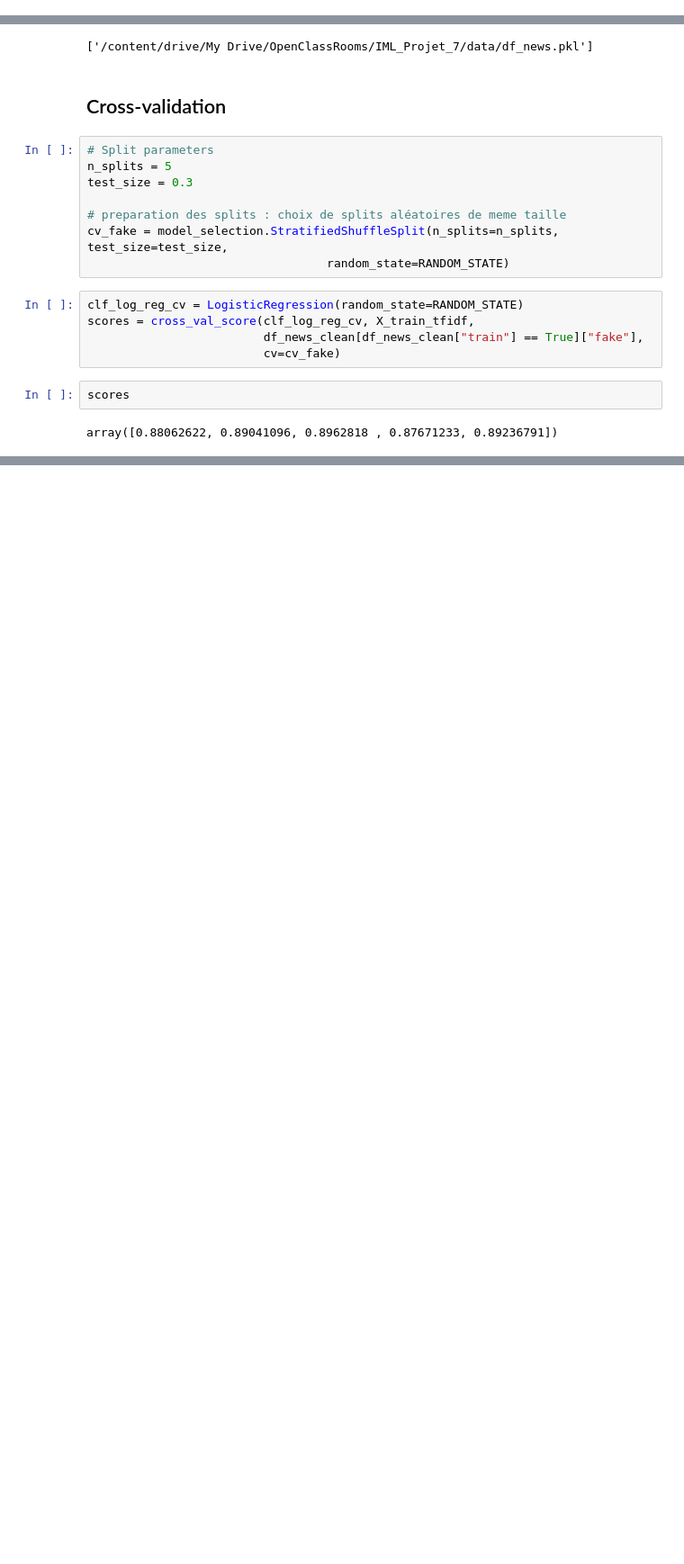
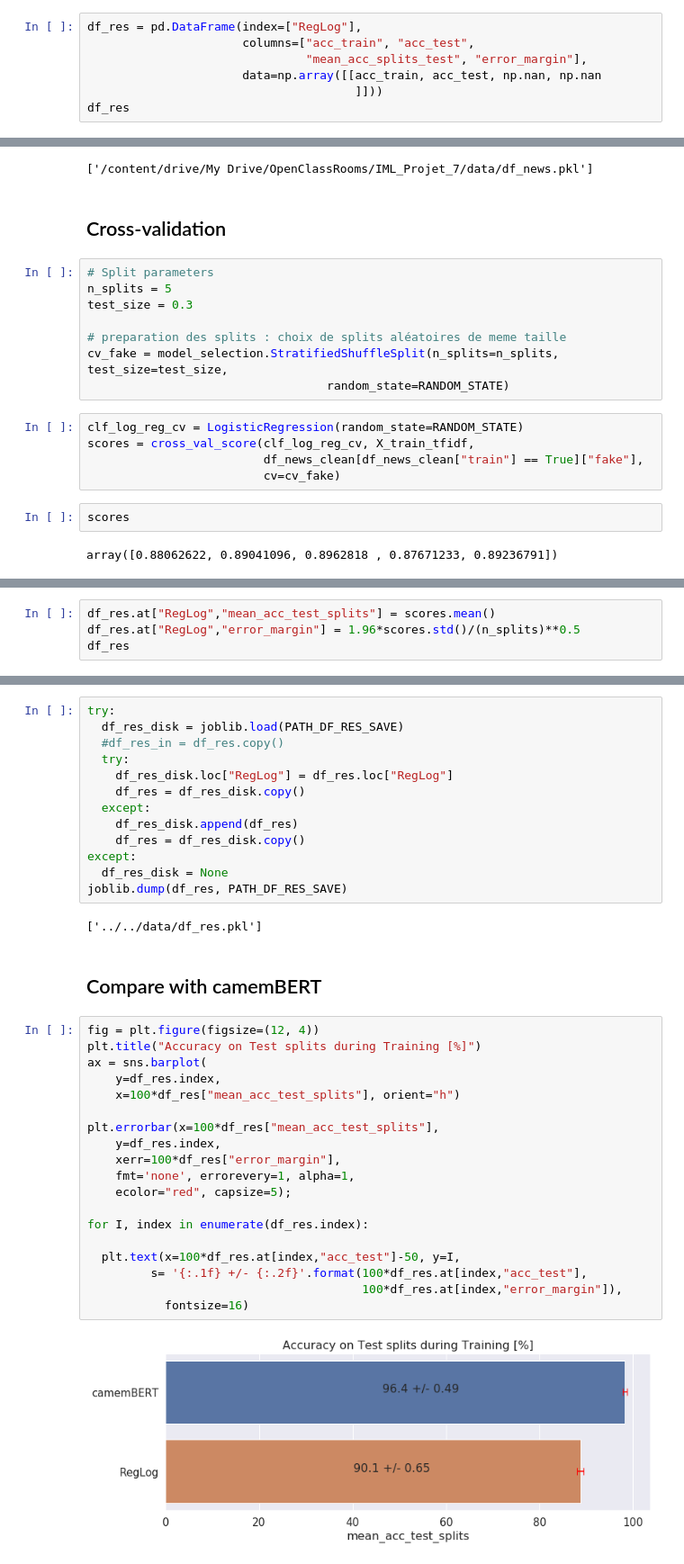
Before and after one commit to jeugregg/FakeNewsDetectionFr, a Jupyter notebook: 04_Train_evaluate_baseline.ipynb, the cells around one changed output, grey strips where cells are left out. Shown at 90% size. Cells and saved outputs as stored; diff of their text form; blank space fills up the shorter version.

```diff
--- a/04_Train_evaluate_baseline.ipynb
+++ b/04_Train_evaluate_baseline.ipynb
@@ -541,3 +549,10 @@ print("acc score Test : ",
 # %% [output]
 acc score Train :  0.9782736347621844
 acc score Test :  0.9012345679012346
+# %%
+df_res = pd.DataFrame(index=["RegLog"],
+                      columns=["acc_train", "acc_test",
+                               "mean_acc_splits_test", "error_margin"],
+                      data=np.array([[acc_train, acc_test, np.nan, np.nan
+                                      ]]))
+df_res
@@ -887,3 +925,7 @@ array([0.88062622, 0.89041096, 0.8962818 , 0.87671233, 0.89236791])
                                         1.96*scores.std()/(n_splits)**0.5))
 # %% [output]
 Accuracy: 0.89 (+/- 0.01)
+# %%
+df_res.at["RegLog","mean_acc_test_splits"] = scores.mean()
+df_res.at["RegLog","error_margin"] = 1.96*scores.std()/(n_splits)**0.5
+df_res
@@ -889,0 +936,38 @@ Accuracy: 0.89 (+/- 0.01)
+# %%
+try:
+  df_res_disk = joblib.load(PATH_DF_RES_SAVE)
+  #df_res_in = df_res.copy()
+  try:
+    df_res_disk.loc["RegLog"] = df_res.loc["RegLog"]
+    df_res = df_res_disk.copy()
+  except:
+    df_res_disk.append(df_res)
+    df_res = df_res_disk.copy()
+except:
+  df_res_disk = None
+joblib.dump(df_res, PATH_DF_RES_SAVE)
+# %% [output]
+['../../data/df_res.pkl']
+# %% [markdown]
+## Compare with camemBERT
+# %%
+fig = plt.figure(figsize=(12, 4))
+plt.title("Accuracy on Test splits during Training [%]")
+ax = sns.barplot(
+    y=df_res.index,
+    x=100*df_res["mean_acc_test_splits"], orient="h")
+
+plt.errorbar(x=100*df_res["mean_acc_test_splits"],
+    y=df_res.index,
+    xerr=100*df_res["error_margin"],
+    fmt='none', errorevery=1, alpha=1,
+    ecolor="red", capsize=5);
+
+for I, index in enumerate(df_res.index):
+
+  plt.text(x=100*df_res.at[index,"acc_test"]-50, y=I,
+         s= '{:.1f} +/- {:.2f}'.format(100*df_res.at[index,"acc_test"],
+                                       100*df_res.at[index,"error_margin"]),
+           fontsize=16)
+# %% [output]
+[figure, added]
```
Also changed, not shown: parts of 10 cells of this notebook.
